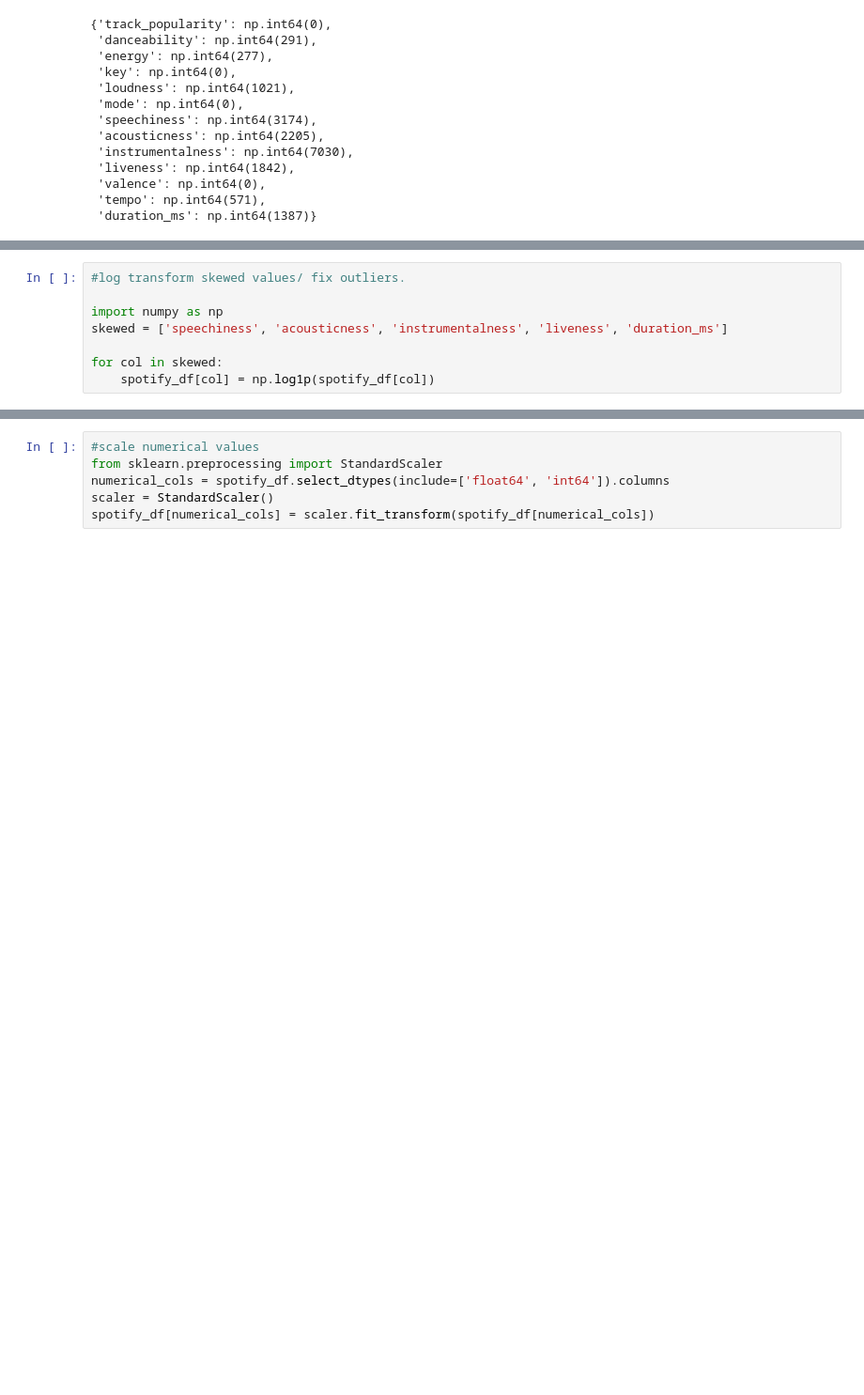
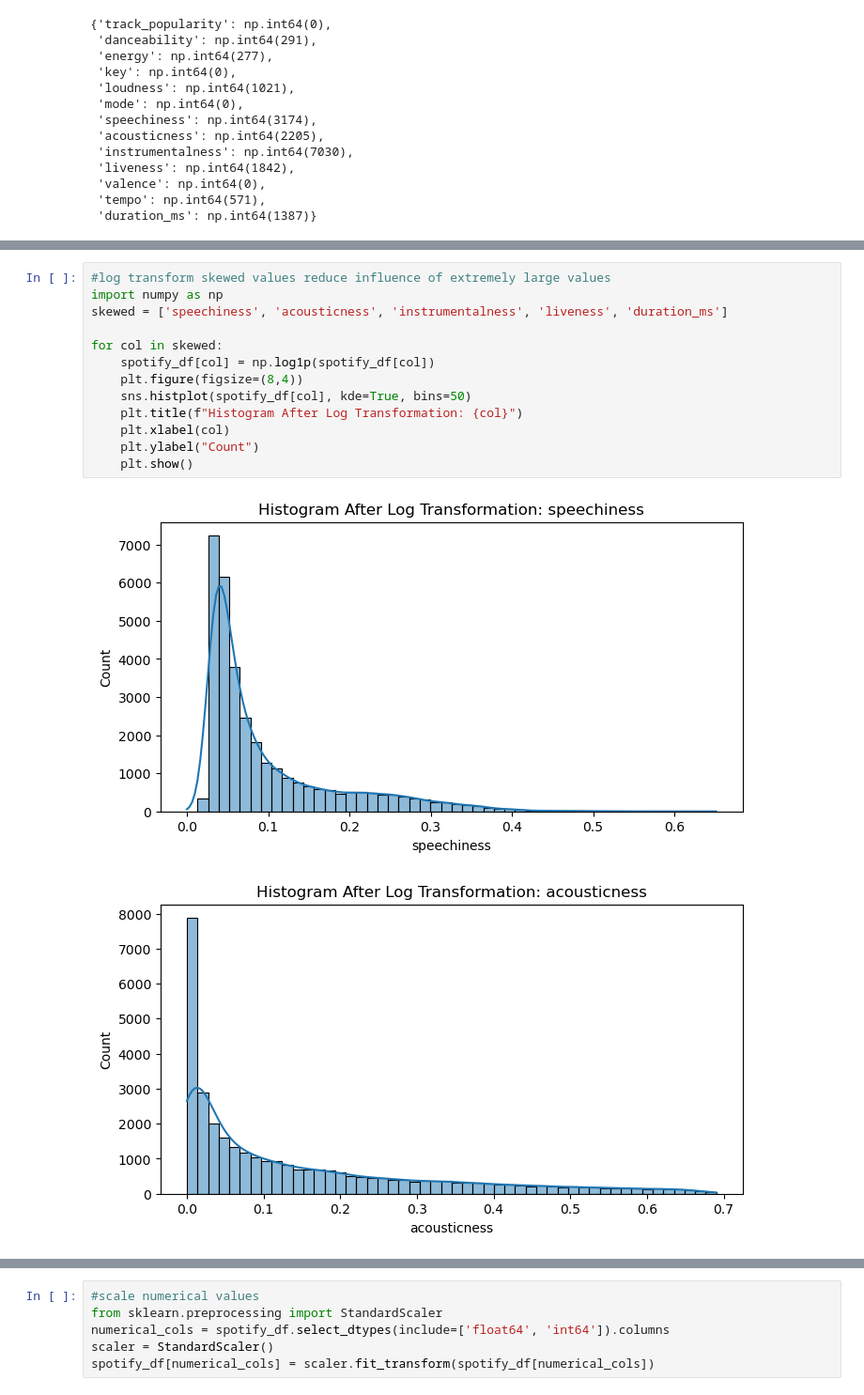
Before and after one commit to AaronSxng/CIS4930-ML-Final-Project, a Jupyter notebook: datapreprocessing.ipynb, the cells around one changed output, grey strips where cells are left out. Shown at 94% size. Cells and saved outputs as stored; diff of their text form; blank space fills up the shorter version.

```diff
--- a/datapreprocessing.ipynb
+++ b/datapreprocessing.ipynb
@@ -102,8 +144,16 @@ for col in most_outliers:
 # %%
-#log transform skewed values/ fix outliers.
-
+#log transform skewed values reduce influence of extremely large values
 import numpy as np
 skewed = ['speechiness', 'acousticness', 'instrumentalness', 'liveness', 'duration_ms']
 
 for col in skewed:
     spotify_df[col] = np.log1p(spotify_df[col])
+    plt.figure(figsize=(8,4))
+    sns.histplot(spotify_df[col], kde=True, bins=50)
+    plt.title(f"Histogram After Log Transformation: {col}")
+    plt.xlabel(col)
+    plt.ylabel("Count")
+    plt.show()
+# %% [output]
+[figure, added]
+[figure, added]
```
Also changed, not shown: parts of 5 cells of this notebook.
